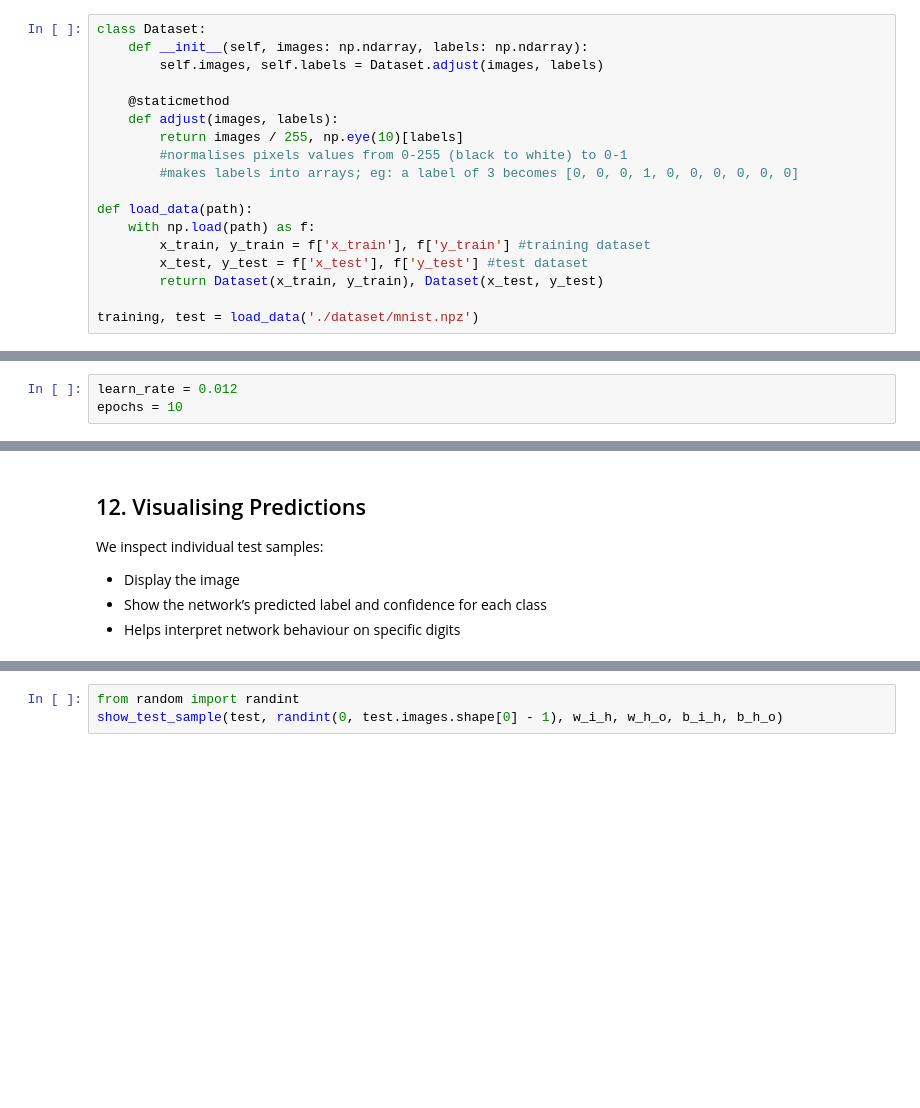
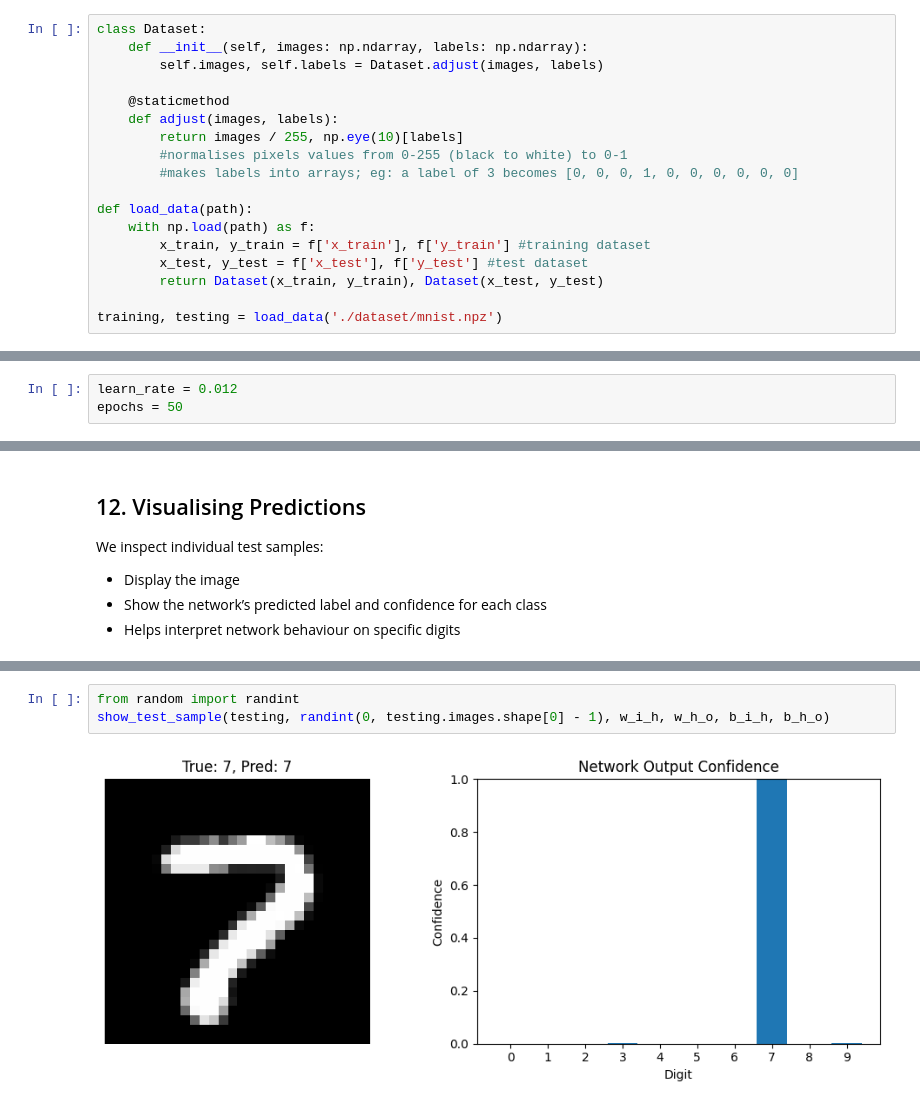
Before and after one commit to rishabhkarwal/how-to-build-a-neural-network, a Jupyter notebook: workshop.ipynb, the cells around one changed output, grey strips where cells are left out. Saved outputs shown, nothing was run; the diff lists cells and outputs as text; blank space fills up the shorter version.

```diff
--- a/workshop.ipynb
+++ b/workshop.ipynb
@@ -72,7 +71,7 @@ def load_data(path):
         x_test, y_test = f['x_test'], f['y_test'] #test dataset
         return Dataset(x_train, y_train), Dataset(x_test, y_test)
 
-training, test = load_data('./dataset/mnist.npz')
+training, testing = load_data('./dataset/mnist.npz')
 # %% [markdown]
 ## 4. Hyperparameters
 
@@ -82,7 +81,7 @@ Define essential hyperparameters for training:
 - **Epochs**: number of times the entire dataset is passed through the network
 # %%
 learn_rate = 0.012
-epochs = 10
+epochs = 50
 # %% [markdown]
 ## 5. Activation Functions
 
@@ -311,3 +334,5 @@ def interactive_view(idx=0):
 # %%
 from random import randint
-show_test_sample(test, randint(0, test.images.shape[0] - 1), w_i_h, w_h_o, b_i_h, b_h_o)
+show_test_sample(testing, randint(0, testing.images.shape[0] - 1), w_i_h, w_h_o, b_i_h, b_h_o)
+# %% [output]
+[figure, added]
```
Also changed, not shown: parts of 6 cells of this notebook, 2 other files.
